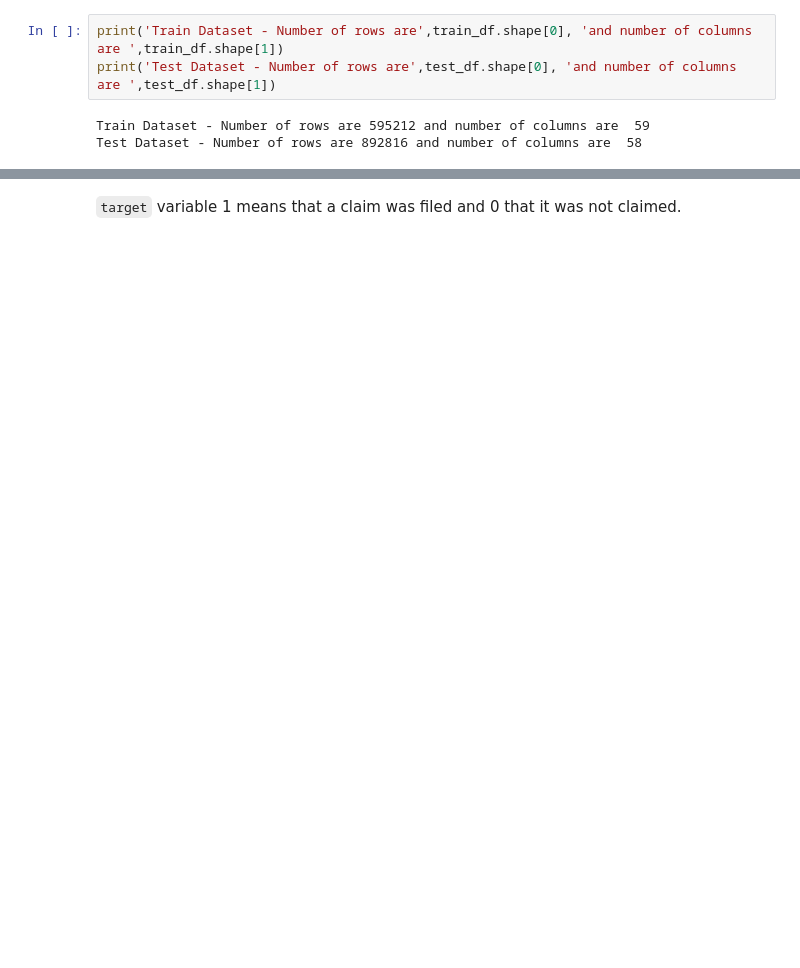
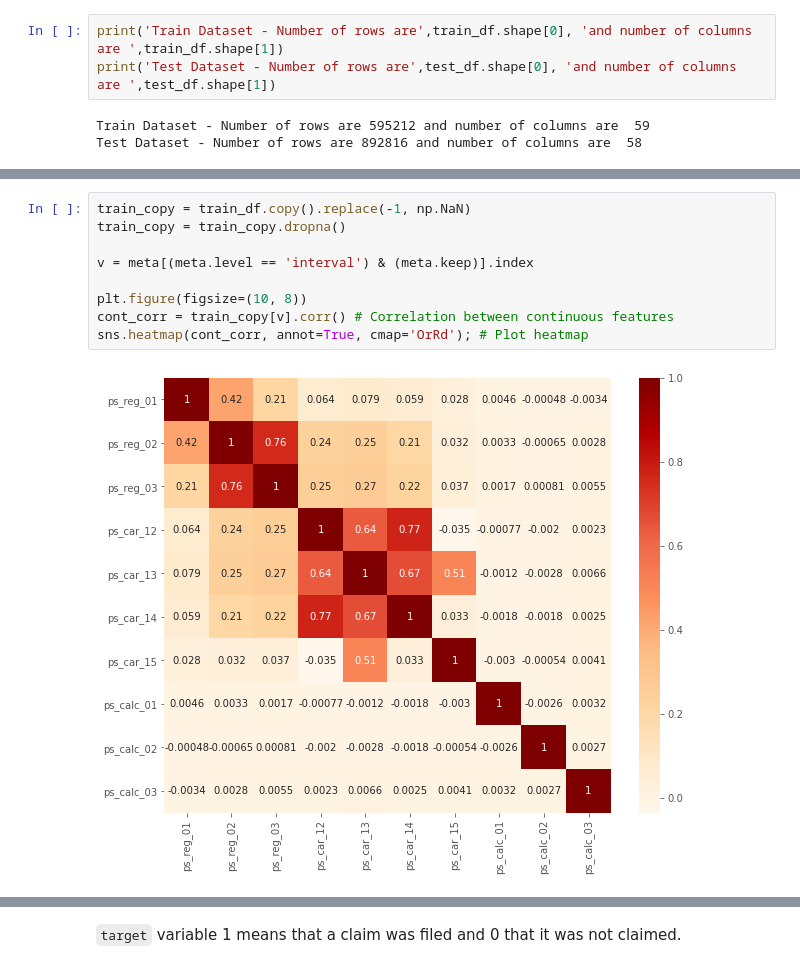
Before and after one commit to pessini/insurance-claim-prediction, a Jupyter notebook: safe-driver-prediction.ipynb, the cells around one changed output, grey strips where cells are left out. Drawn from its saved outputs; the diff is of its cells as text; blank space fills up the shorter version.

```diff
--- a/safe-driver-prediction.ipynb
+++ b/safe-driver-prediction.ipynb
@@ -193,0 +303,11 @@ Test Dataset - Number of rows are 892816 and number of columns are  58
+# %%
+train_copy = train_df.copy().replace(-1, np.NaN)
+train_copy = train_copy.dropna()
+
+v = meta[(meta.level == 'interval') & (meta.keep)].index
+
+plt.figure(figsize=(10, 8))
+cont_corr = train_copy[v].corr() # Correlation between continuous features
+sns.heatmap(cont_corr, annot=True, cmap='OrRd'); # Plot heatmap
+# %% [output]
+[figure, added]
```
Also changed, not shown: parts of 49 cells of this notebook, 1 other file.
